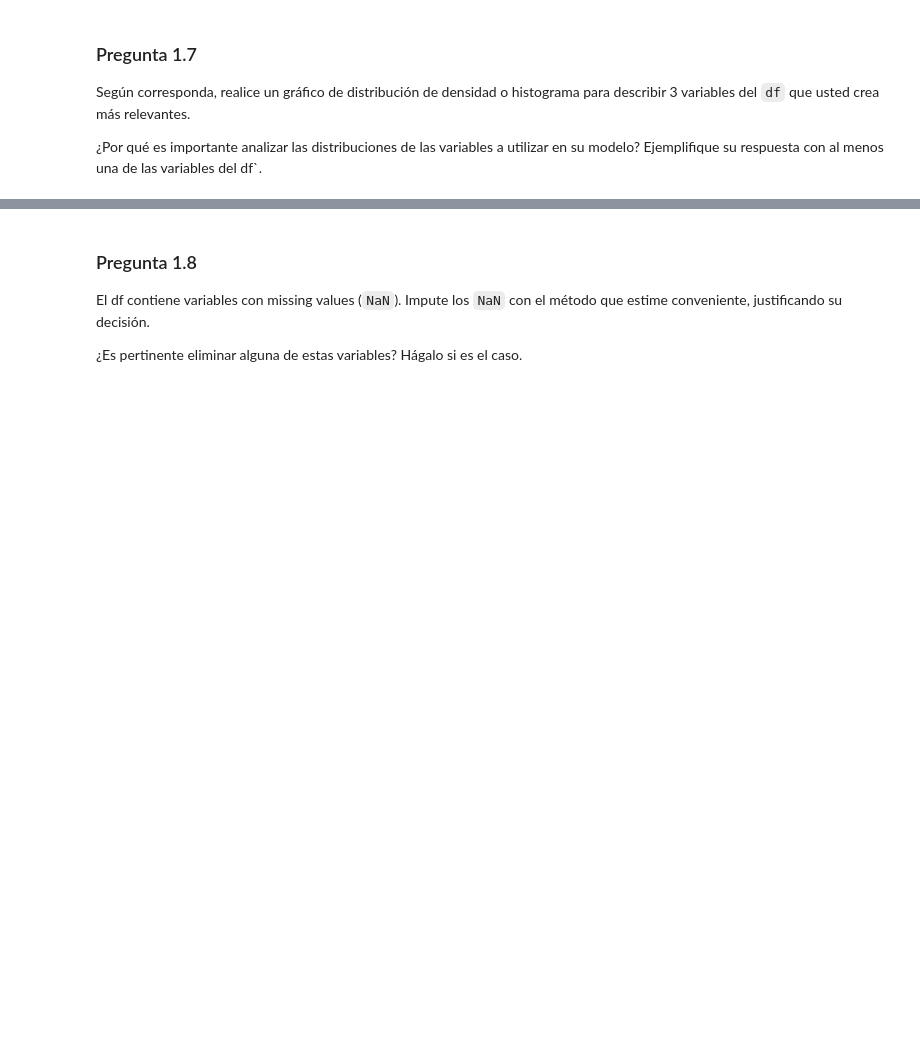
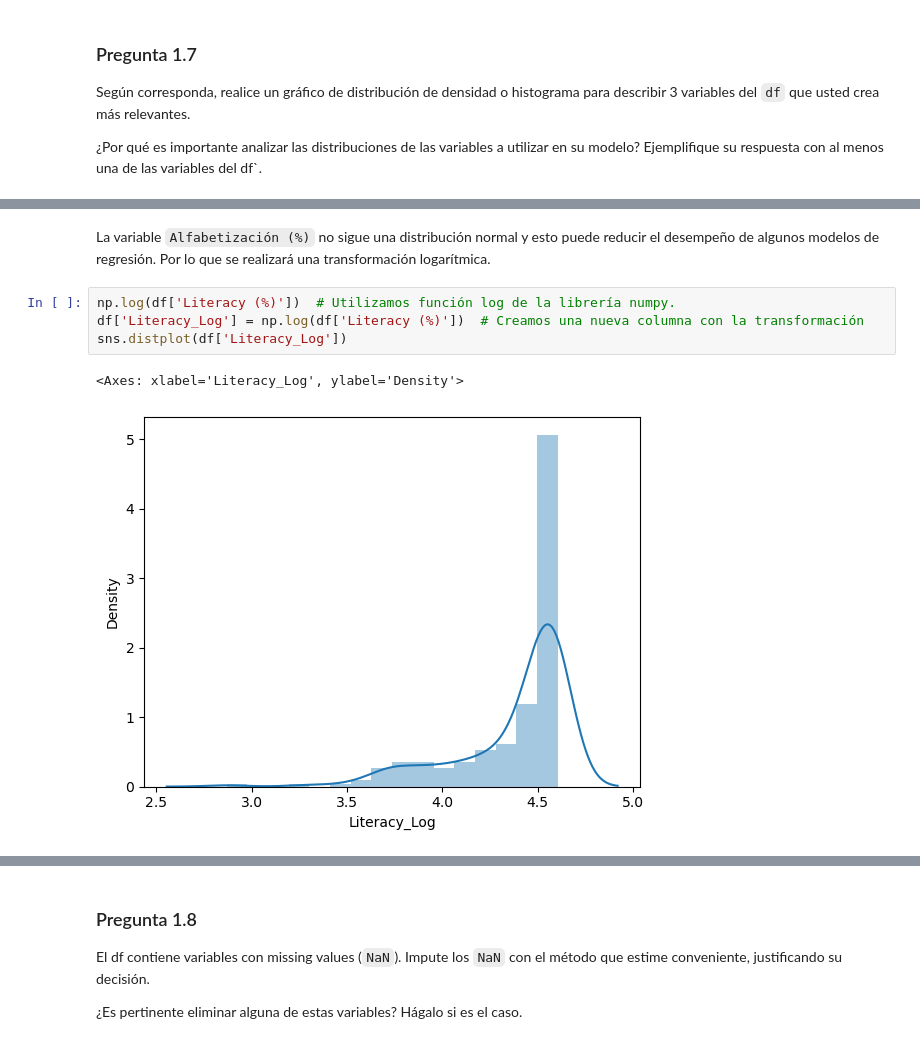
Before and after one commit to GabOqueli-16062022/Aplicaciones_Machine_Learning_economia, a Jupyter notebook: Tarea I/Tarea_1.ipynb, the cells around one changed output, grey strips where cells are left out. Cells and saved outputs as stored; diff of their text form; blank space fills up the shorter version.

```diff
--- a/Tarea I/Tarea_1.ipynb
+++ b/Tarea I/Tarea_1.ipynb
@@ -154,0 +358,9 @@ Según corresponda, realice un gráfico de distribución de densidad o histogram
+# %% [markdown]
+La variable `Alfabetización (%)` no sigue una distribución normal y esto puede reducir el desempeño de algunos modelos de regresión. Por lo que se realizará una transformación logarítmica.
+# %%
+np.log(df['Literacy (%)'])  # Utilizamos función log de la librería numpy.
+df['Literacy_Log'] = np.log(df['Literacy (%)'])  # Creamos una nueva columna con la transformación
+sns.distplot(df['Literacy_Log'])
+# %% [output]
+<Axes: xlabel='Literacy_Log', ylabel='Density'>
+[figure, added]
```
Also changed, not shown: parts of 28 cells of this notebook.
